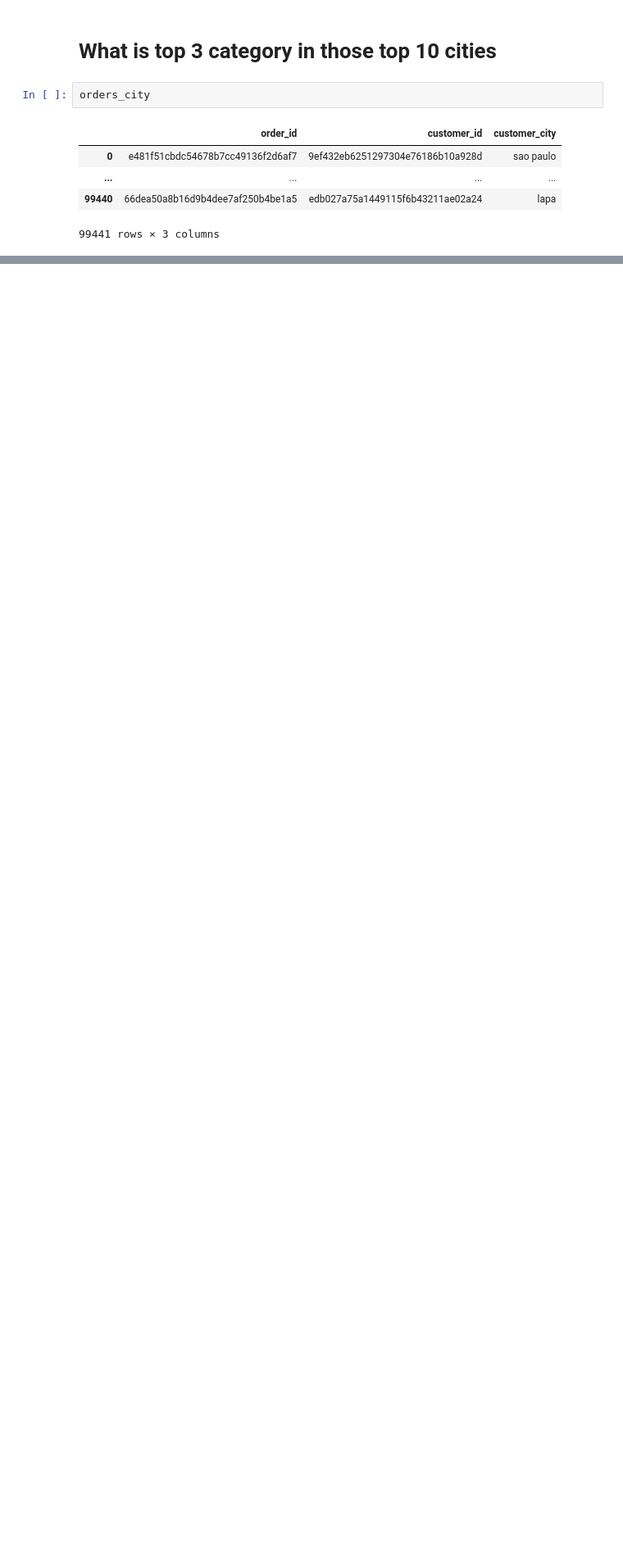
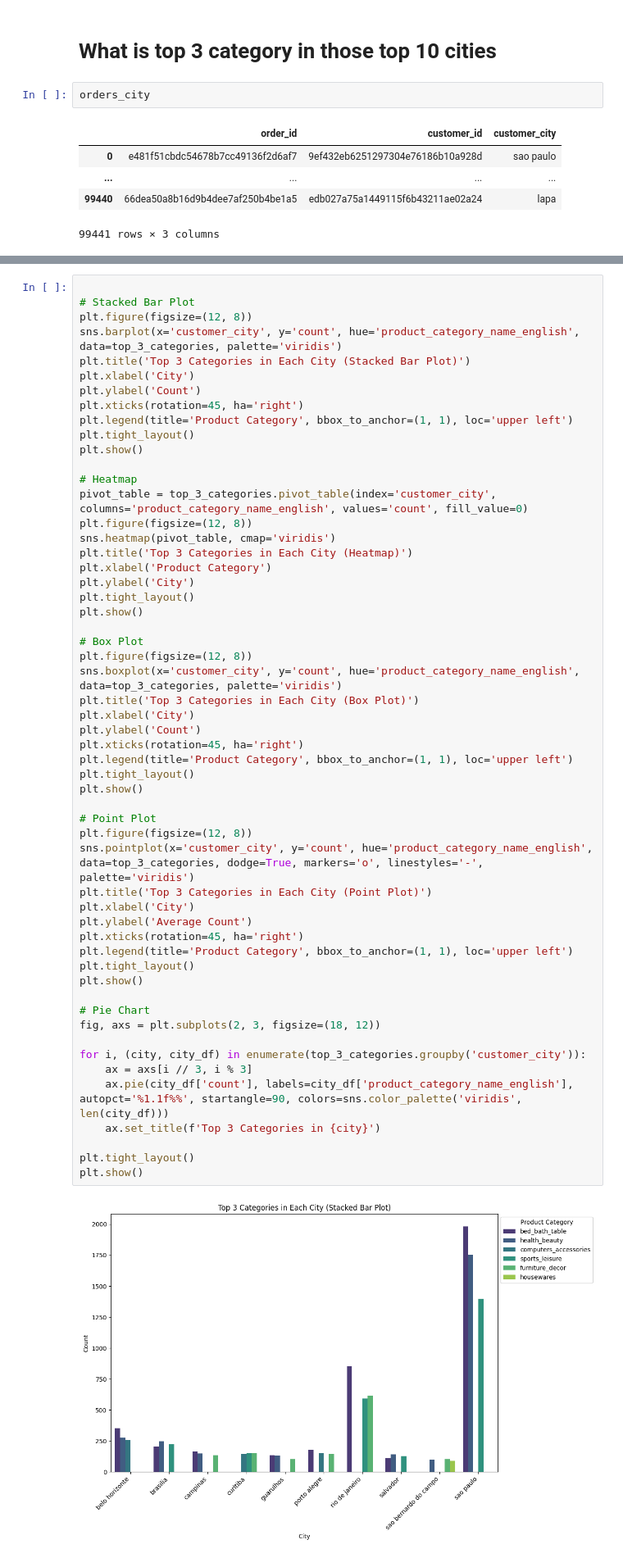
Before and after one commit to Skronski/e_commerce, a Jupyter notebook: 00_programs/data_overview_reading.ipynb, the cells around one changed output, grey strips where cells are left out. Shown at 82% size. Drawn from its saved outputs; the diff is of its cells as text; blank space fills up the shorter version.

```diff
--- a/00_programs/data_overview_reading.ipynb
+++ b/00_programs/data_overview_reading.ipynb
@@ -524,0 +563,57 @@ print(top_3_categories)
+# %%
+
+# Stacked Bar Plot
+plt.figure(figsize=(12, 8))
+sns.barplot(x='customer_city', y='count', hue='product_category_name_english', data=top_3_categories, palette='viridis')
+plt.title('Top 3 Categories in Each City (Stacked Bar Plot)')
+plt.xlabel('City')
+plt.ylabel('Count')
+plt.xticks(rotation=45, ha='right')
+plt.legend(title='Product Category', bbox_to_anchor=(1, 1), loc='upper left')
+plt.tight_layout()
+plt.show()
+
+# Heatmap
+pivot_table = top_3_categories.pivot_table(index='customer_city', columns='product_category_name_english', values='count', fill_value=0)
+plt.figure(figsize=(12, 8))
+sns.heatmap(pivot_table, cmap='viridis')
+plt.title('Top 3 Categories in Each City (Heatmap)')
+plt.xlabel('Product Category')
+plt.ylabel('City')
+plt.tight_layout()
+plt.show()
+
+# Box Plot
+plt.figure(figsize=(12, 8))
+sns.boxplot(x='customer_city', y='count', hue='product_category_name_english', data=top_3_categories, palette='viridis')
+plt.title('Top 3 Categories in Each City (Box Plot)')
+plt.xlabel('City')
+plt.ylabel('Count')
+plt.xticks(rotation=45, ha='right')
+plt.legend(title='Product Category', bbox_to_anchor=(1, 1), loc='upper left')
+plt.tight_layout()
+plt.show()
+
+# Point Plot
+plt.figure(figsize=(12, 8))
+sns.pointplot(x='customer_city', y='count', hue='product_category_name_english', data=top_3_categories, dodge=True, markers='o', linestyles='-', palette='viridis')
+plt.title('Top 3 Categories in Each City (Point Plot)')
+plt.xlabel('City')
+plt.ylabel('Average Count')
+plt.xticks(rotation=45, ha='right')
+plt.legend(title='Product Category', bbox_to_anchor=(1, 1), loc='upper left')
+plt.tight_layout()
+plt.show()
+
+# Pie Chart
+fig, axs = plt.subplots(2, 3, figsize=(18, 12))
+
+for i, (city, city_df) in enumerate(top_3_categories.groupby('customer_city')):
+    ax = axs[i // 3, i % 3]
+    ax.pie(city_df['count'], labels=city_df['product_category_name_english'], autopct='%1.1f%%', startangle=90, colors=sns.color_palette('viridis', len(city_df)))
+    ax.set_title(f'Top 3 Categories in {city}')
+
+plt.tight_layout()
+plt.show()
+# %% [output]
+[figure, added]
```
Also changed, not shown: parts of 5 cells of this notebook, 3 other files.
